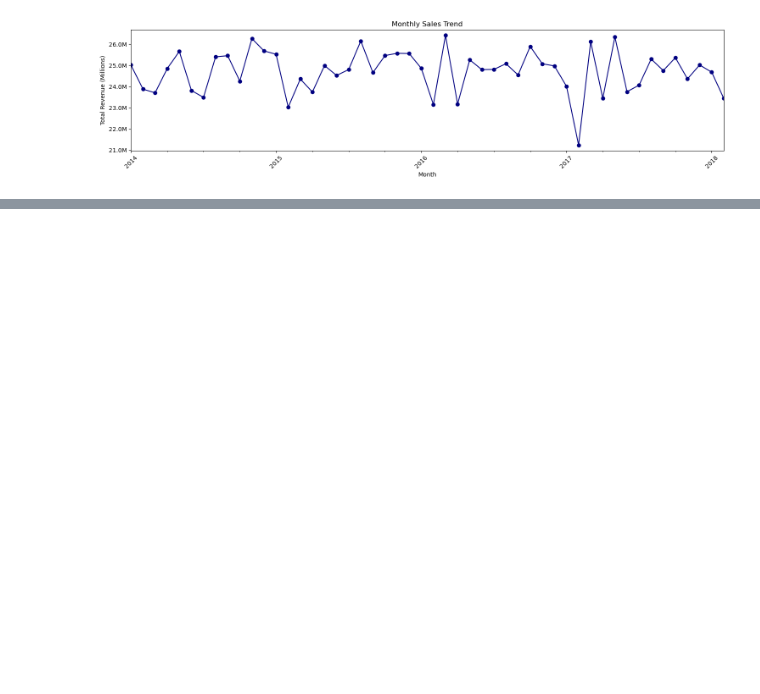
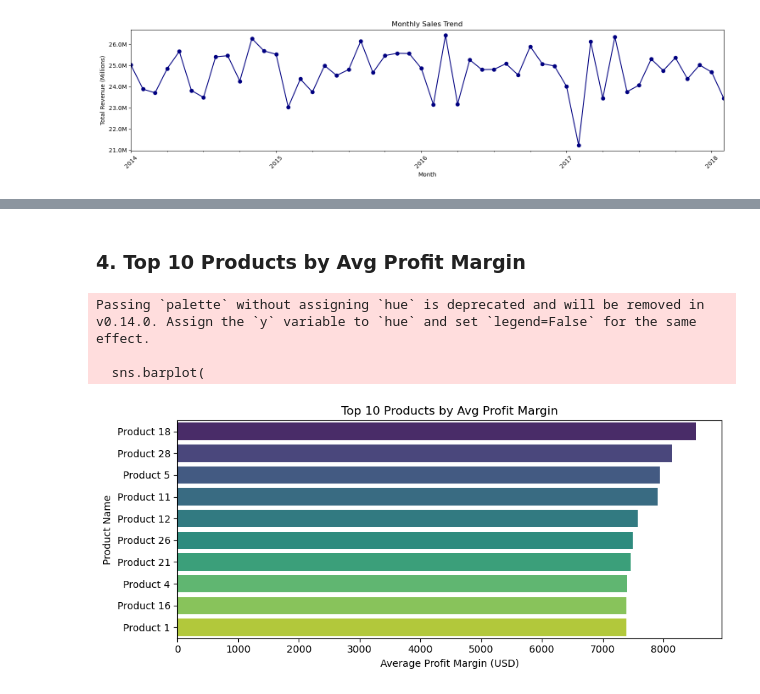
Before and after one commit to akhileshdesai-022/Regional-Sales-Analysis, a Jupyter notebook: Regional Sales Analysis.ipynb, the cells around one changed output, grey strips where cells are left out. Drawn from its saved outputs; the diff is of its cells as text; code cells hidden in the pictures; blank space fills up the shorter version.

```diff
--- a/Regional Sales Analysis.ipynb
+++ b/Regional Sales Analysis.ipynb
@@ -482,0 +575,34 @@ plt.figure(figsize=(15,4))
+# %% [markdown]
+### 4.  Top 10 Products by Avg Profit Margin
+# %%
+#  Compute average profit per product and take the top 10
+top_margin = (
+    df.groupby('product_name')['profit']
+      .mean()
+      .sort_values(ascending=False)
+      .head(10)
+)
+
+#  Set the figure size for clarity
+plt.figure(figsize=(9, 4))
+
+#  Plot a horizontal bar chart
+sns.barplot(
+    x=top_margin.values,
+    y=top_margin.index,
+    palette='viridis'
+)
+
+#  Add title and axis labels
+plt.title('Top 10 Products by Avg Profit Margin')
+plt.xlabel('Average Profit Margin (USD)')
+plt.ylabel('Product Name')
+
+#  Adjust layout to prevent clipping and show the plot
+plt.tight_layout()
+plt.show()
+# %% [output]
+Passing `palette` without assigning `hue` is deprecated and will be removed in v0.14.0. Assign the `y` variable to `hue` and set `legend=False` for the same effect.
+
+  sns.barplot(
+[figure, added]
```
Also changed, not shown: parts of 33 cells of this notebook, 2 other files.
